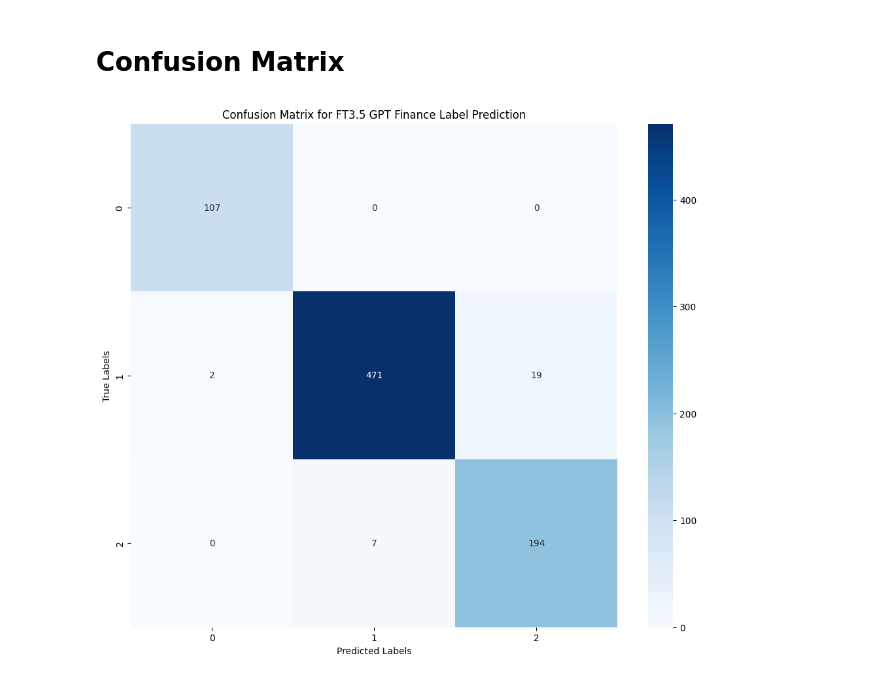
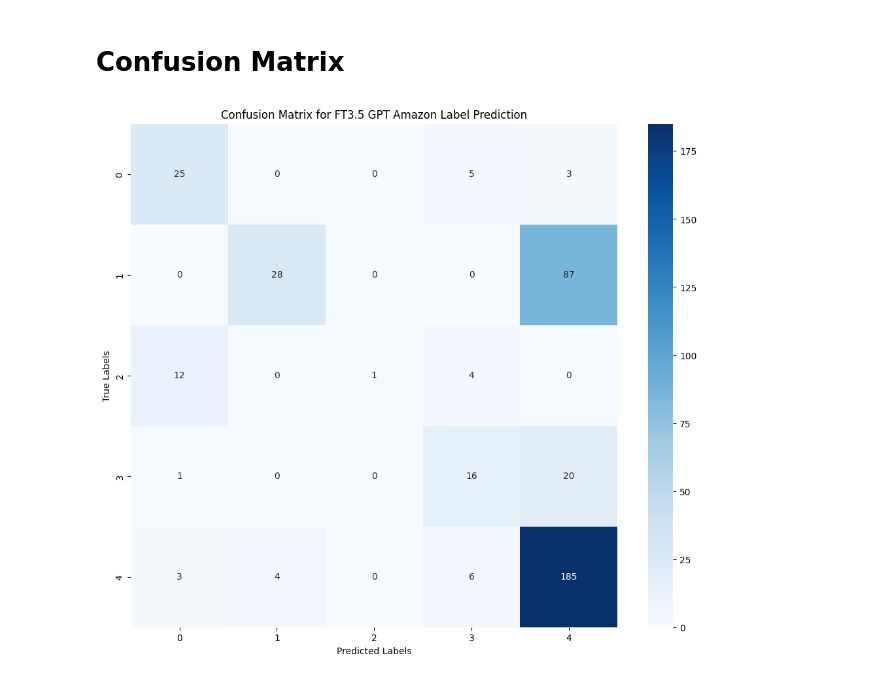
Before and after one commit to iiWhiteii/Anote-Text-Classification, a Jupyter notebook: Amazon Dataset/GPT3.5_Turbo/GPT3.5_Turbo.ipynb, the cells around one changed output. Cells and saved outputs as stored; diff of their text form; code cells hidden in the pictures.

```diff
--- a/Amazon Dataset/GPT3.5_Turbo/GPT3.5_Turbo.ipynb
+++ b/Amazon Dataset/GPT3.5_Turbo/GPT3.5_Turbo.ipynb
@@ -149,7 +149,7 @@ def ft_accuracy(data,model_id):
         print(completion.choices[0].message.content)
         pred.append(completion.choices[0].message.content)
 
-    accuracy = accuracy_score(data['reviews.text'], pred)
+    accuracy = accuracy_score(data['reviews.rating'], pred)
     print(f'Accuracy: {accuracy * 100:.2f}%')
     precision, recall, f1, _ = precision_recall_fscore_support(data['reviews.rating'], pred, average='macro',zero_division=1)
 
@@ -199,9 +199,11 @@ precisions = []
 recalls = []
 f1s = []
 labels = []
-label_count = 0
+label_count = []
+count = 0
 for i in range(15):
-    label_count += 10
+    count += 10
+    label_count.append(count)
     ft_id = fine_tune_model(model_id = 'gpt-3.5-turbo-0301', num_label=label_count, pred_df=pred_df)
     if wait_for_fine_tuning(ft_id) is not None:
         model_ids.append(wait_for_fine_tuning(ft_id))
@@ -237,13 +256,13 @@ from sklearn.metrics import confusion_matrix
 import seaborn as sns
 import matplotlib.pyplot as plt
 # %%
-cm = confusion_matrix( test_df['label'],pred)
+cm = confusion_matrix( test_df['reviews.rating'][:400],pred)
 
 plt.figure(figsize=(12, 10))
 sns.heatmap(cm, annot=True, fmt="d", cmap="Blues")
 plt.xlabel('Predicted Labels')
 plt.ylabel('True Labels')
-plt.title('Confusion Matrix for FT3.5 GPT Finance Label Prediction')
+plt.title('Confusion Matrix for FT3.5 GPT Amazon Label Prediction')
 plt.show()
 # %% [output]
-[figure, old version]
+[figure, new version]
```
Also changed, not shown: parts of 5 cells of this notebook, 19 other files.
